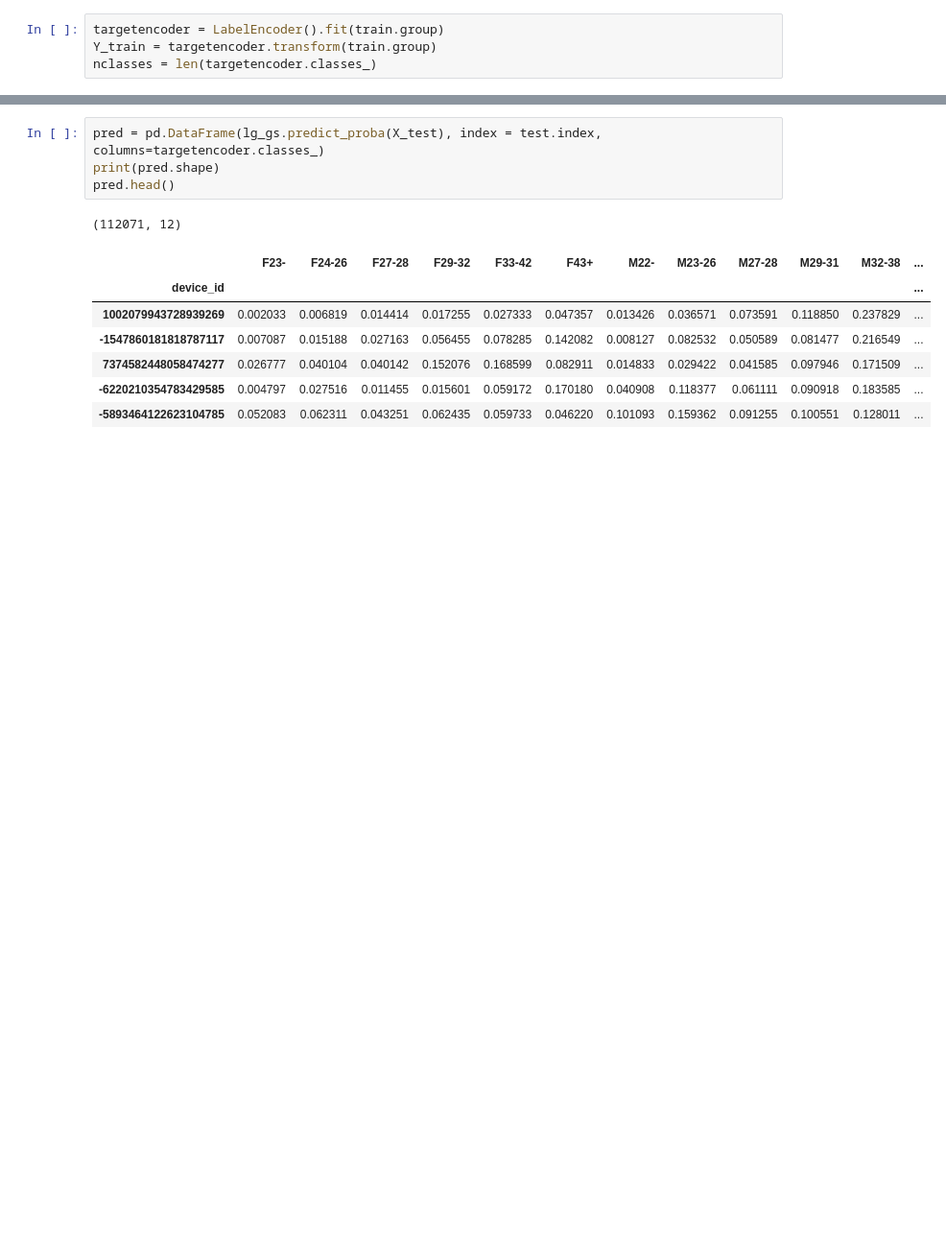
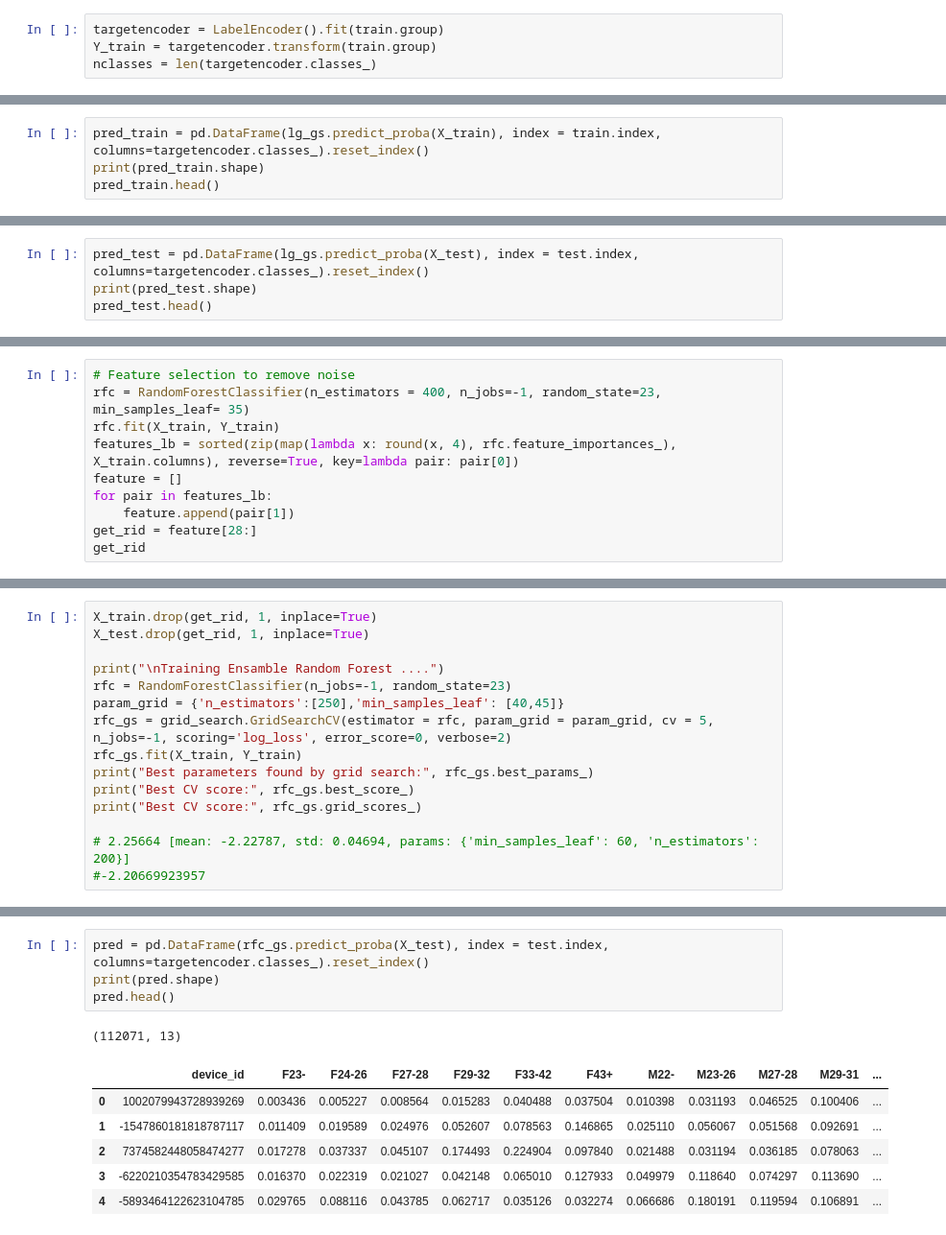
Before and after one commit to nachocarracedo/taking_data, a Jupyter notebook: ml_taking_data.ipynb, the cells around one changed output, grey strips where cells are left out. Shown at 96% size. Drawn from its saved outputs; the diff is of its cells as text; blank space fills up the shorter version.

```diff
--- a/ml_taking_data.ipynb
+++ b/ml_taking_data.ipynb
@@ -284,0 +385,4 @@ Best CV score: [mean: -2.28317, std: 0.03912, params: {'fit_intercept': True, 'C
+# %%
+pred_train = pd.DataFrame(lg_gs.predict_proba(X_train), index = train.index, columns=targetencoder.classes_).reset_index()
+print(pred_train.shape)
+pred_train.head()
@@ -284,0 +397,4 @@ Best CV score: [mean: -2.28317, std: 0.03912, params: {'fit_intercept': True, 'C
+# %%
+pred_test = pd.DataFrame(lg_gs.predict_proba(X_test), index = test.index, columns=targetencoder.classes_).reset_index()
+print(pred_test.shape)
+pred_test.head()
@@ -284,0 +458,10 @@ Best CV score: [mean: -2.28317, std: 0.03912, params: {'fit_intercept': True, 'C
+# %%
+# Feature selection to remove noise
+rfc = RandomForestClassifier(n_estimators = 400, n_jobs=-1, random_state=23, min_samples_leaf= 35)
+rfc.fit(X_train, Y_train)
+features_lb = sorted(zip(map(lambda x: round(x, 4), rfc.feature_importances_), X_train.columns), reverse=True, key=lambda pair: pair[0])
+feature = []
+for pair in features_lb:
+    feature.append(pair[1])
+get_rid = feature[28:]
+get_rid
@@ -284,0 +483,15 @@ Best CV score: [mean: -2.28317, std: 0.03912, params: {'fit_intercept': True, 'C
+# %%
+X_train.drop(get_rid, 1, inplace=True)
+X_test.drop(get_rid, 1, inplace=True)
+
+print("\nTraining Ensamble Random Forest ....")
+rfc = RandomForestClassifier(n_jobs=-1, random_state=23)
+param_grid = {'n_estimators':[250],'min_samples_leaf': [40,45]}
+rfc_gs = grid_search.GridSearchCV(estimator = rfc, param_grid = param_grid, cv = 5, n_jobs=-1, scoring='log_loss', error_score=0, verbose=2)
+rfc_gs.fit(X_train, Y_train)
+print("Best parameters found by grid search:", rfc_gs.best_params_)
+print("Best CV score:", rfc_gs.best_score_)
+print("Best CV score:", rfc_gs.grid_scores_)
+
+# 2.25664 [mean: -2.22787, std: 0.04694, params: {'min_samples_leaf': 60, 'n_estimators': 200}]
+#-2.20669923957
@@ -285,14 +532,13 @@ Best CV score: [mean: -2.28317, std: 0.03912, params: {'fit_intercept': True, 'C
 # %%
-pred = pd.DataFrame(lg_gs.predict_proba(X_test), index = test.index, columns=targetencoder.classes_)
+pred = pd.DataFrame(rfc_gs.predict_proba(X_test), index = test.index, columns=targetencoder.classes_).reset_index()
 print(pred.shape)
 pred.head()
 # %% [output]
-(112071, 12)
+(112071, 13)
-|  | F23- | F24-26 | F27-28 | F29-32 | F33-42 | F43+ | M22- | M23-26 | M27-28 | M29-31 | M32-38 | ... |
-| device_id |  |  |  |  |  |  |  |  |  |  |  | ... |
-| 1002079943728939269 | 0.002033 | 0.006819 | 0.014414 | 0.017255 | 0.027333 | 0.047357 | 0.013426 | 0.036571 | 0.073591 | 0.118850 | 0.237829 | ... |
-| -1547860181818787117 | 0.007087 | 0.015188 | 0.027163 | 0.056455 | 0.078285 | 0.142082 | 0.008127 | 0.082532 | 0.050589 | 0.081477 | 0.216549 | ... |
-| 7374582448058474277 | 0.026777 | 0.040104 | 0.040142 | 0.152076 | 0.168599 | 0.082911 | 0.014833 | 0.029422 | 0.041585 | 0.097946 | 0.171509 | ... |
-| -6220210354783429585 | 0.004797 | 0.027516 | 0.011455 | 0.015601 | 0.059172 | 0.170180 | 0.040908 | 0.118377 | 0.061111 | 0.090918 | 0.183585 | ... |
-| -5893464122623104785 | 0.052083 | 0.062311 | 0.043251 | 0.062435 | 0.059733 | 0.046220 | 0.101093 | 0.159362 | 0.091255 | 0.100551 | 0.128011 | ... |
+|  | device_id | F23- | F24-26 | F27-28 | F29-32 | F33-42 | F43+ | M22- | M23-26 | M27-28 | M29-31 | ... |
+| 0 | 1002079943728939269 | 0.003436 | 0.005227 | 0.008564 | 0.015283 | 0.040488 | 0.037504 | 0.010398 | 0.031193 | 0.046525 | 0.100406 | ... |
+| 1 | -1547860181818787117 | 0.011409 | 0.019589 | 0.024976 | 0.052607 | 0.078563 | 0.146865 | 0.025110 | 0.056067 | 0.051568 | 0.092691 | ... |
+| 2 | 7374582448058474277 | 0.017278 | 0.037337 | 0.045107 | 0.174493 | 0.224904 | 0.097840 | 0.021488 | 0.031194 | 0.036185 | 0.078063 | ... |
+| 3 | -6220210354783429585 | 0.016370 | 0.022319 | 0.021027 | 0.042148 | 0.065010 | 0.127933 | 0.049979 | 0.118640 | 0.074297 | 0.113690 | ... |
+| 4 | -5893464122623104785 | 0.029765 | 0.088116 | 0.043785 | 0.062717 | 0.035126 | 0.032274 | 0.066686 | 0.180191 | 0.119594 | 0.106891 | ... |
 # %%
```
Also changed, not shown: parts of 36 cells of this notebook, 7 other files.
